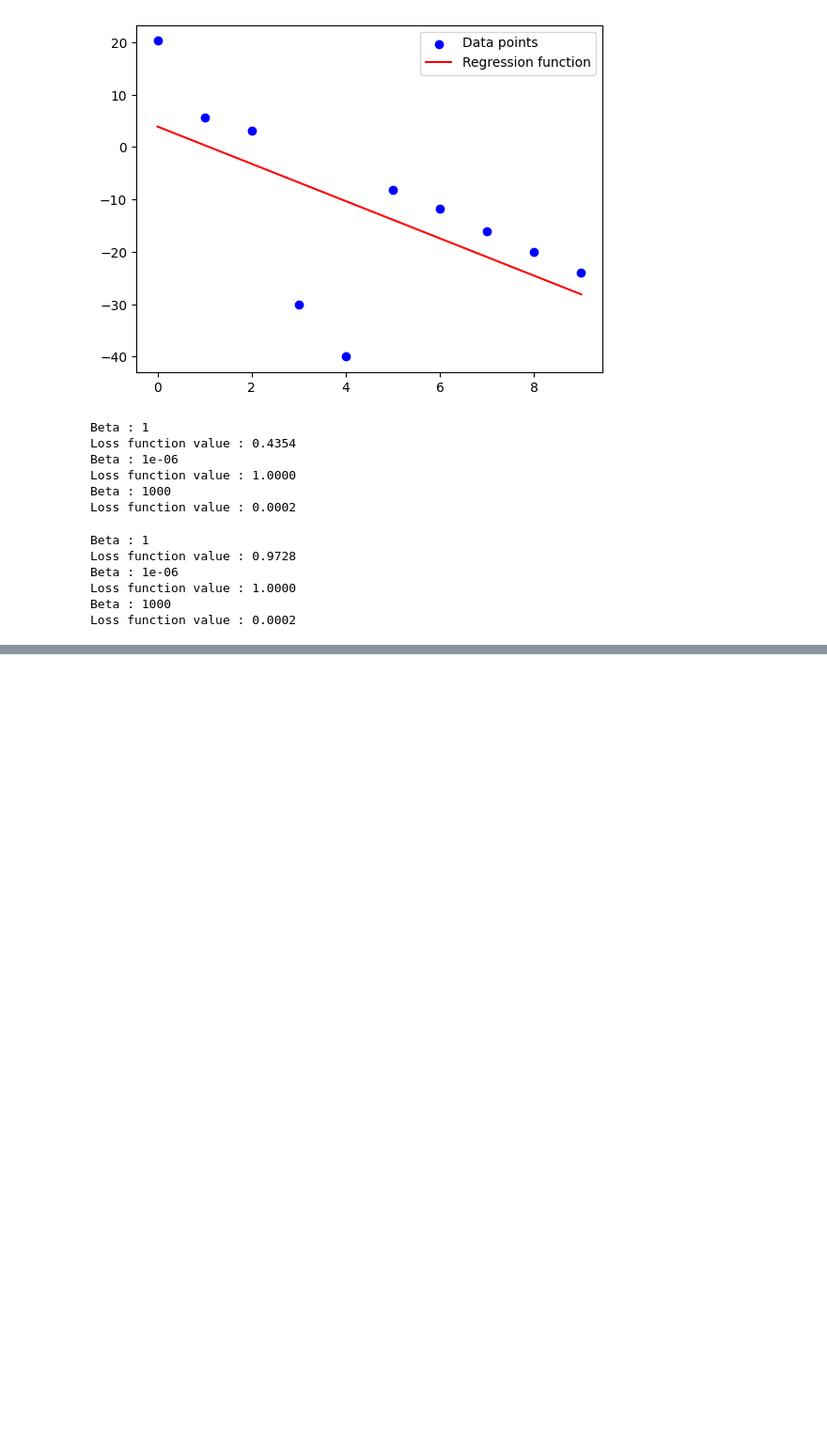
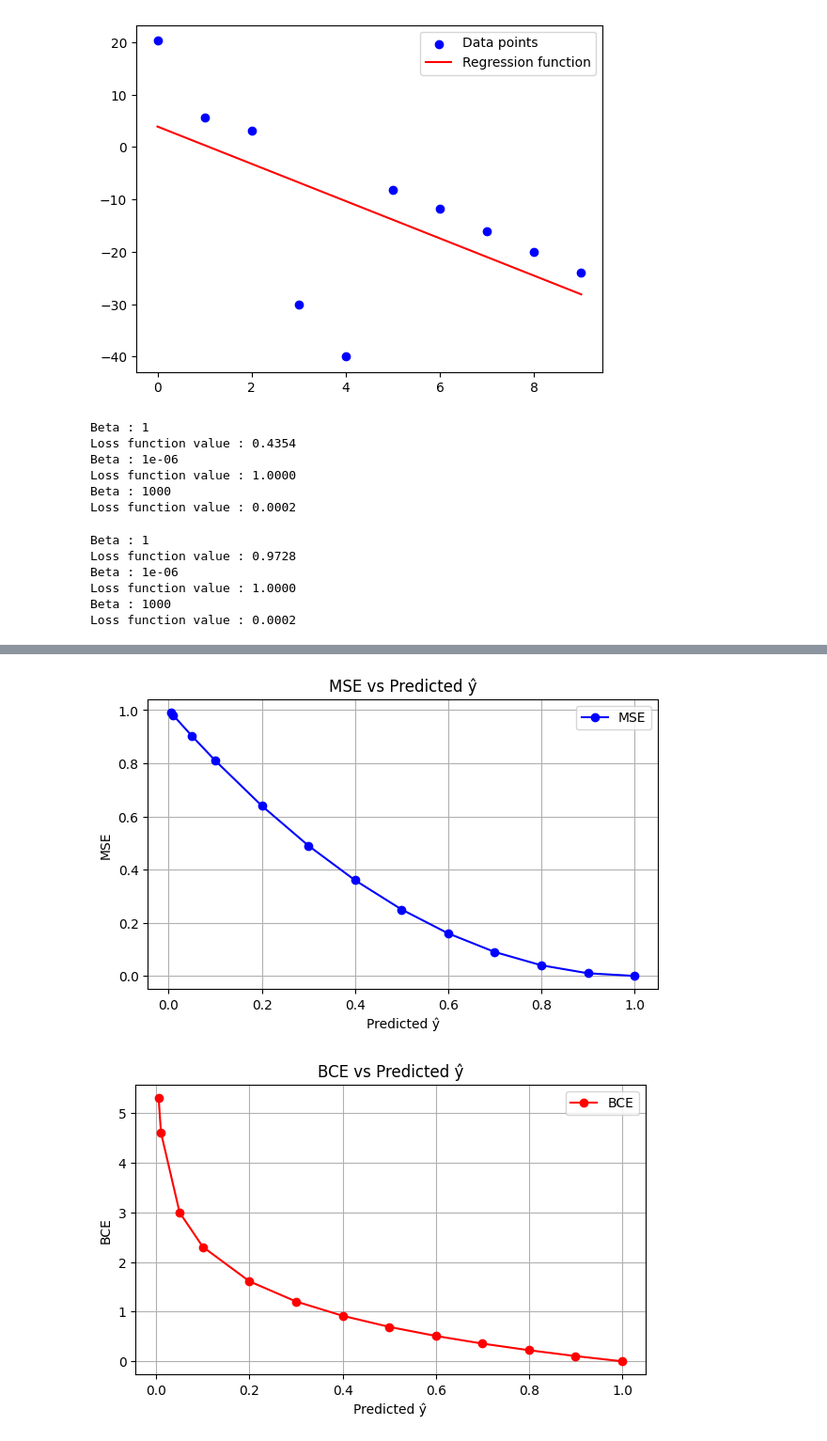
Before and after one commit to Nithira17/pattern-recognition, a Jupyter notebook: assignment_01.ipynb, the cells around one changed output, grey strips where cells are left out. Shown at 94% size. Cells and saved outputs as stored; diff of their text form; code cells hidden in the pictures; blank space fills up the shorter version.

```diff
--- a/assignment_01.ipynb
+++ b/assignment_01.ipynb
@@ -66,0 +82,5 @@ Loss function value : 0.0002
+# %%
+Y = np.array([1,1,1,1,1,1,1,1,1,1,1,1,1])
+Y_hat = np.array([0.005,0.01,0.05,0.1,0.2,0.3,0.4,0.5,0.6,0.7,0.8,0.9,1.0])
+
+mean_squared_error(Y, Y_hat)
@@ -66,0 +132,29 @@ Loss function value : 0.0002
+# %%
+mse = [0.9900, 0.9801, 0.9025, 0.8100, 0.6400, 0.4900, 0.3600, 0.2500,
+       0.1600, 0.0900, 0.0400, 0.0100, 0.0000]
+
+bce = [5.2983, 4.6052, 2.9957, 2.3026, 1.6094, 1.2040, 0.9163, 0.6931,
+       0.5108, 0.3567, 0.2231, 0.1054, -0.0000]
+
+# Plot MSE
+plt.figure(figsize=(7,4))
+plt.plot(Y_hat, mse, 'bo-', label='MSE')
+plt.xlabel('Predicted ŷ')
+plt.ylabel('MSE')
+plt.title('MSE vs Predicted ŷ')
+plt.grid(True)
+plt.legend()
+plt.show()
+
+# Plot BCE
+plt.figure(figsize=(7,4))
+plt.plot(Y_hat, bce, 'ro-', label='BCE')
+plt.xlabel('Predicted ŷ')
+plt.ylabel('BCE')
+plt.title('BCE vs Predicted ŷ')
+plt.grid(True)
+plt.legend()
+plt.show()
+# %% [output]
+[figure, added]
+[figure, added]
```
Also changed, not shown: parts of 5 cells of this notebook.
